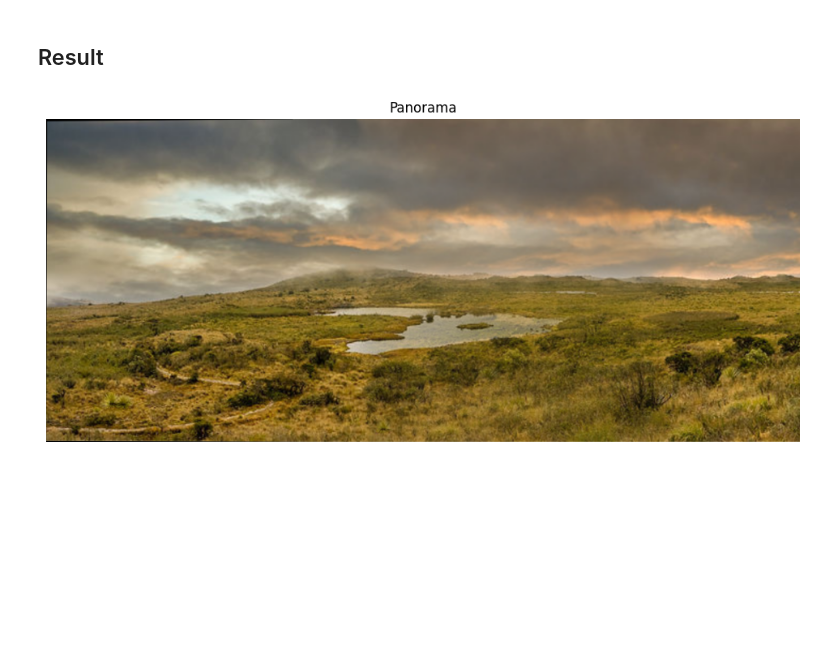
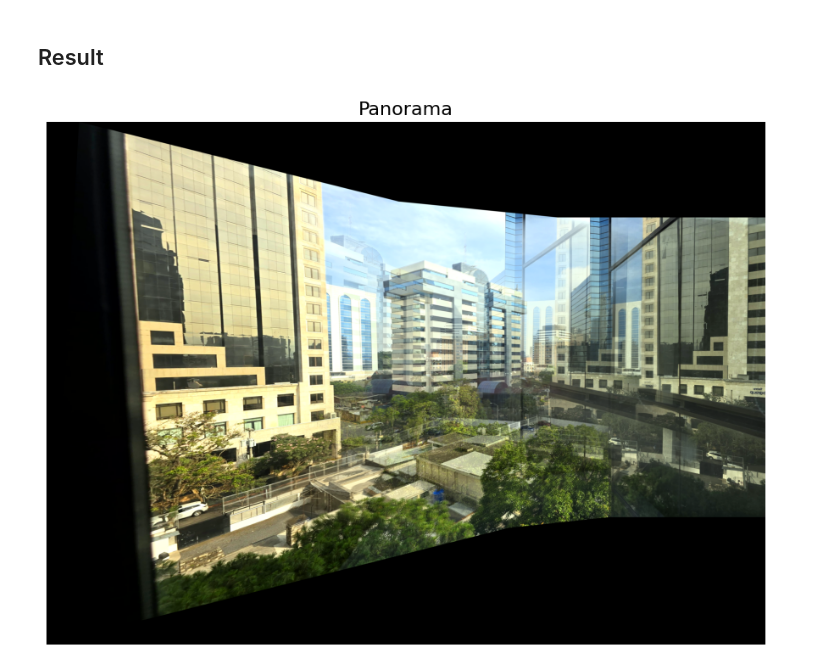
Before and after one commit to bl33h/panoramaBuilder, a Jupyter notebook: src/panorama.ipynb, the cells around one changed output. Drawn from its saved outputs; the diff is of its cells as text; code cells hidden in the pictures; blank space fills up the shorter version.

Commit message:
our panorama

```diff
--- a/src/panorama.ipynb
+++ b/src/panorama.ipynb
@@ -16,7 +16,7 @@ import matplotlib.pyplot as plt
 def load_images(paths):
     return [cv2.imread(p) for p in paths]
 # %%
-image_paths = ['./img/1_1.png', './img/1_2.png', './img/1_3.png', './img/1_4.png']
+image_paths = ['./img/ours_1.jpg', './img/ours_2.jpg', './img/ours_3.jpg', './img/ours_4.jpg']
 images = load_images(image_paths)
 # %% [markdown]
 ### 02. Matching pairs
@@ -148,21 +188,41 @@ def blend_images(warped_imgs, size):
     weight_masks = []
     for img in warped_imgs:
         mask = (img.sum(axis=2) > 0).astype(np.float32)
-        dist = cv2.distanceTransform(mask.astype(np.uint8), cv2.DIST_L2, 3)
+        dist = cv2.distanceTransform(mask.astype(np.uint8), cv2.DIST_L2, 5)
 
         if dist.max() > 0:
             dist = dist / dist.max()
+            dist = np.power(dist, 2.0)
 
         weight_masks.append(dist)
 
     weight_sum = np.sum(np.array(weight_masks), axis=0)
+    weight_sum = np.maximum(weight_sum, 1e-10)
 
     for i, img in enumerate(warped_imgs):
         normalized_weight = weight_masks[i] / weight_sum
         panorama += img.astype(np.float32) * normalized_weight[:, :, np.newaxis]
 
-    return panorama.astype(np.uint8)
+    for c in range(3):
+        channel = panorama[:,:,c]
+        non_zero = channel[channel > 0]
+        if len(non_zero) > 0:
+            min_val, max_val = np.percentile(non_zero, [5, 95])
+            channel = np.clip(channel, min_val, max_val)
+            channel = 255 * (channel - min_val) / (max_val - min_val)
+            panorama[:,:,c] = channel
+
+    panorama_bgr = np.clip(panorama, 0, 255).astype(np.uint8)
+    hsv = cv2.cvtColor(panorama_bgr, cv2.COLOR_BGR2HSV).astype(np.float32)
+    hsv[:,:,1] = hsv[:,:,1] * 1.2
+    hsv[:,:,1] = np.clip(hsv[:,:,1], 0, 255)
+    hsv[:,:,2] = hsv[:,:,2] * 1.05
+    hsv[:,:,2] = np.clip(hsv[:,:,2], 0, 255)
+    panorama_enhanced = cv2.cvtColor(hsv.astype(np.uint8), cv2.COLOR_HSV2BGR)
+
+    return panorama_enhanced
 # %%
+warped_imgs, size = warp_images(images, Hs)
 panorama = blend_images(warped_imgs, size)
 # %% [markdown]
 ## Result
@@ -174,6 +234,11 @@ def display_image(img, title='Result'):
     plt.axis('off')
     plt.show()
 # %%
-display_image(panorama, 'Panorama')
+
+plt.figure(figsize=(14, 8))
+plt.imshow(cv2.cvtColor(panorama, cv2.COLOR_BGR2RGB))
+plt.title('Panorama', fontsize=16)
+plt.axis('off')
+plt.show()
 # %% [output]
-[figure, old version]
+[figure, new version]
```
Also changed, not shown: parts of 6 cells of this notebook, 4 other files.
